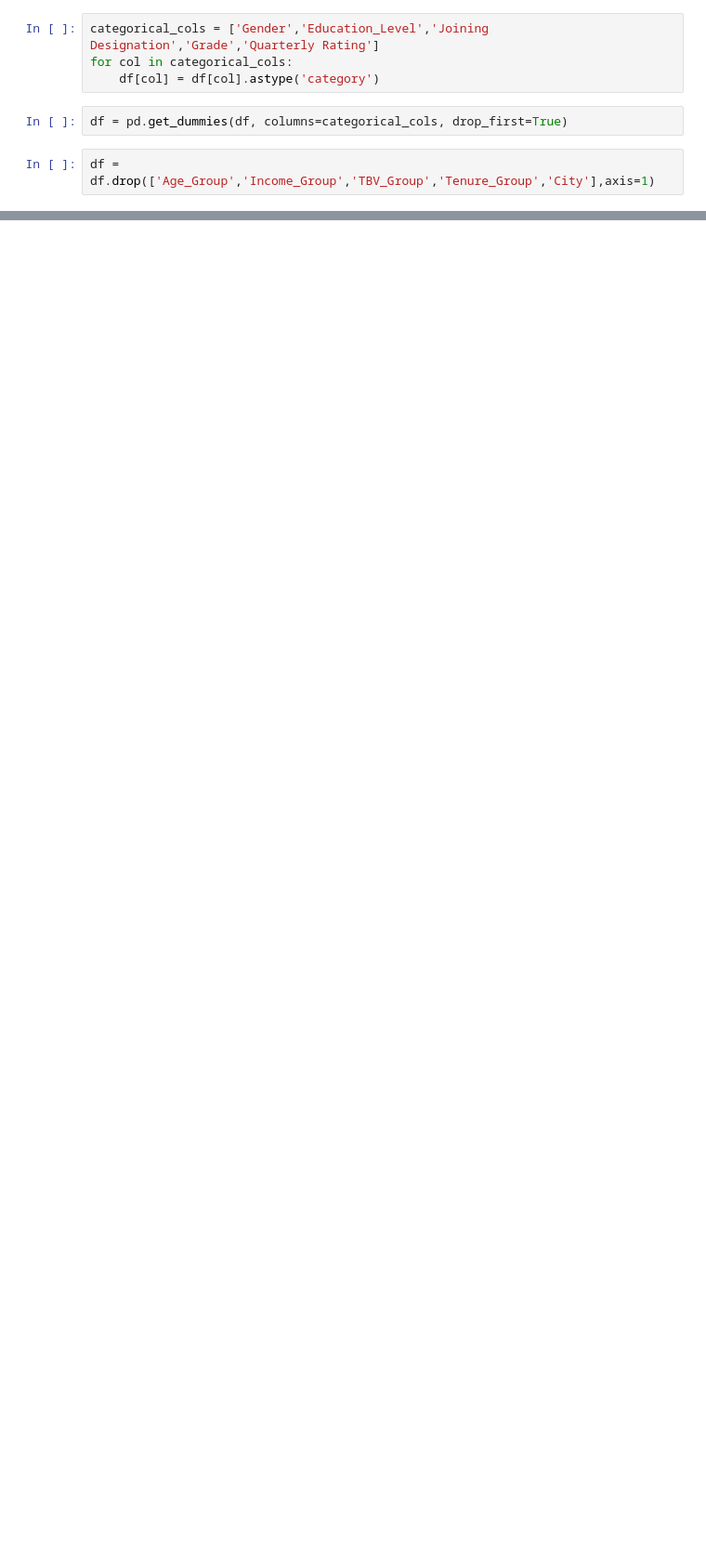
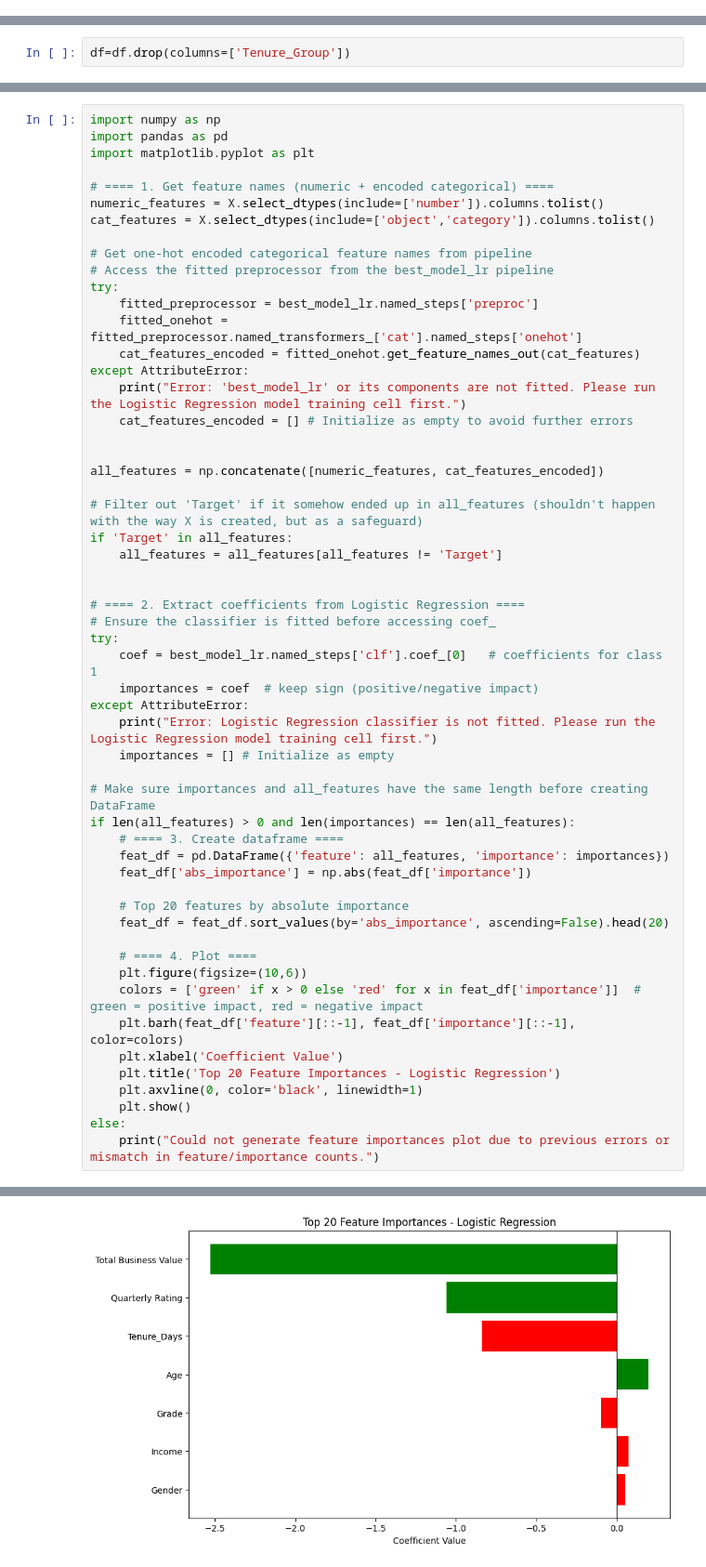
Before and after one commit to Anuragpandey2005/ola, a Jupyter notebook: Ola_Driver_Churn_Prediction.ipynb, the cells around one changed output, grey strips where cells are left out. Shown at 93% size. Cells and saved outputs as stored; diff of their text form; blank space fills up the shorter version.

```diff
--- a/Ola_Driver_Churn_Prediction.ipynb
+++ b/Ola_Driver_Churn_Prediction.ipynb
@@ -516,8 +453,0 @@ Total Business Value → Number of outliers: 1371
-# %%
-categorical_cols = ['Gender','Education_Level','Joining Designation','Grade','Quarterly Rating']
-for col in categorical_cols:
-    df[col] = df[col].astype('category')
-# %%
-df = pd.get_dummies(df, columns=categorical_cols, drop_first=True)
-# %%
-df = df.drop(['Age_Group','Income_Group','TBV_Group','Tenure_Group','City'],axis=1)
@@ -892,0 +454,2 @@ XGBoost model saved as xgboost_model.pkl
+# %%
+df=df.drop(columns=['Tenure_Group'])
@@ -892,0 +633,56 @@ XGBoost model saved as xgboost_model.pkl
+# %%
+import numpy as np
+import pandas as pd
+import matplotlib.pyplot as plt
+
+# ==== 1. Get feature names (numeric + encoded categorical) ====
+numeric_features = X.select_dtypes(include=['number']).columns.tolist()
+cat_features = X.select_dtypes(include=['object','category']).columns.tolist()
+
+# Get one-hot encoded categorical feature names from pipeline
+# Access the fitted preprocessor from the best_model_lr pipeline
+try:
+    fitted_preprocessor = best_model_lr.named_steps['preproc']
+    fitted_onehot = fitted_preprocessor.named_transformers_['cat'].named_steps['onehot']
+    cat_features_encoded = fitted_onehot.get_feature_names_out(cat_features)
+except AttributeError:
+    print("Error: 'best_model_lr' or its components are not fitted. Please run the Logistic Regression model training cell first.")
+    cat_features_encoded = [] # Initialize as empty to avoid further errors
+
+
+all_features = np.concatenate([numeric_features, cat_features_encoded])
+
+# Filter out 'Target' if it somehow ended up in all_features (shouldn't happen with the way X is created, but as a safeguard)
+if 'Target' in all_features:
+    all_features = all_features[all_features != 'Target']
+
+
+# ==== 2. Extract coefficients from Logistic Regression ====
+# Ensure the classifier is fitted before accessing coef_
+try:
+    coef = best_model_lr.named_steps['clf'].coef_[0]   # coefficients for class 1
+    importances = coef  # keep sign (positive/negative impact)
+except AttributeError:
+    print("Error: Logistic Regression classifier is not fitted. Please run the Logistic Regression model training cell first.")
+    importances = [] # Initialize as empty
+
+# Make sure importances and all_features have the same length before creating DataFrame
+if len(all_features) > 0 and len(importances) == len(all_features):
+    # ==== 3. Create dataframe ====
+    feat_df = pd.DataFrame({'feature': all_features, 'importance': importances})
+    feat_df['abs_importance'] = np.abs(feat_df['importance'])
+
+    # Top 20 features by absolute importance
+    feat_df = feat_df.sort_values(by='abs_importance', ascending=False).head(20)
+
+    # ==== 4. Plot ====
+    plt.figure(figsize=(10,6))
+    colors = ['green' if x > 0 else 'red' for x in feat_df['importance']]  # green = positive impact, red = negative impact
+    plt.barh(feat_df['feature'][::-1], feat_df['importance'][::-1], color=colors)
+    plt.xlabel('Coefficient Value')
+    plt.title('Top 20 Feature Importances - Logistic Regression')
+    plt.axvline(0, color='black', linewidth=1)
+    plt.show()
+else:
+    print("Could not generate feature importances plot due to previous errors or mismatch in feature/importance counts.")
+# %% [output]
@@ -892,0 +690 @@ XGBoost model saved as xgboost_model.pkl
+[figure, added]
```
Also changed, not shown: parts of 178 cells of this notebook.
